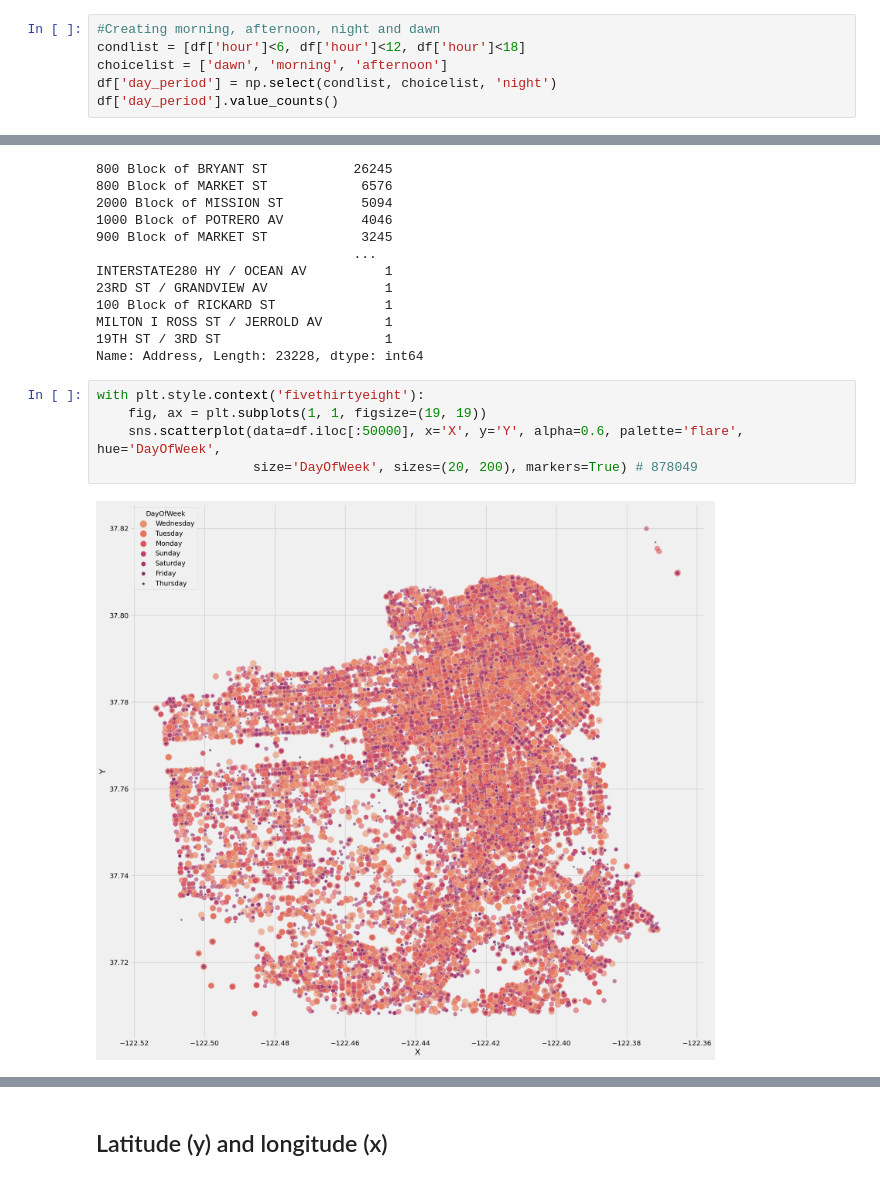
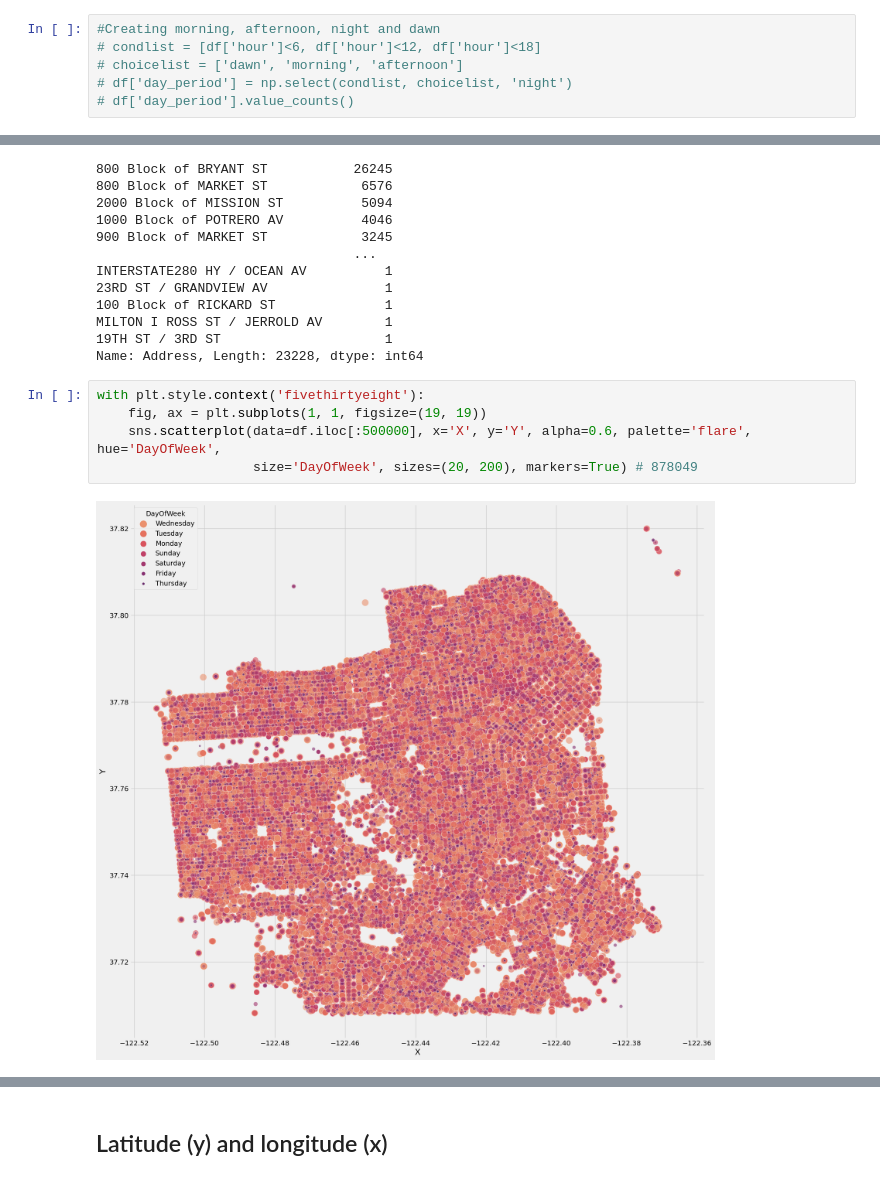
Before and after one commit to marcodeamicis/sf_crime, a Jupyter notebook: notebooks/1_data_exploration_amicis.ipynb, the cells around one changed output, grey strips where cells are left out. Cells and saved outputs as stored; diff of their text form.

Commit message:
🚧 Creating Data Prep.

```diff
--- a/notebooks/1_data_exploration_amicis.ipynb
+++ b/notebooks/1_data_exploration_amicis.ipynb
@@ -276,7 +233,7 @@ df
 875726 rows × 13 columns
 # %%
 #Creating morning, afternoon, night and dawn
-condlist = [df['hour']<6, df['hour']<12, df['hour']<18]
-choicelist = ['dawn', 'morning', 'afternoon']
-df['day_period'] = np.select(condlist, choicelist, 'night')
-df['day_period'].value_counts()
+# condlist = [df['hour']<6, df['hour']<12, df['hour']<18]
+# choicelist = ['dawn', 'morning', 'afternoon']
+# df['day_period'] = np.select(condlist, choicelist, 'night')
+# df['day_period'].value_counts()
@@ -441,8 +346,8 @@ Name: Address, Length: 23228, dtype: int64
 # %%
 with plt.style.context('fivethirtyeight'):
     fig, ax = plt.subplots(1, 1, figsize=(19, 19))
-    sns.scatterplot(data=df.iloc[:50000], x='X', y='Y', alpha=0.6, palette='flare', hue='DayOfWeek',
+    sns.scatterplot(data=df.iloc[:500000], x='X', y='Y', alpha=0.6, palette='flare', hue='DayOfWeek',
                     size='DayOfWeek', sizes=(20, 200), markers=True) # 878049
 # %% [output]
-[figure, old version]
+[figure, new version]
 # %%
```
Also changed, not shown: parts of 16 cells of this notebook, 2 other files.
